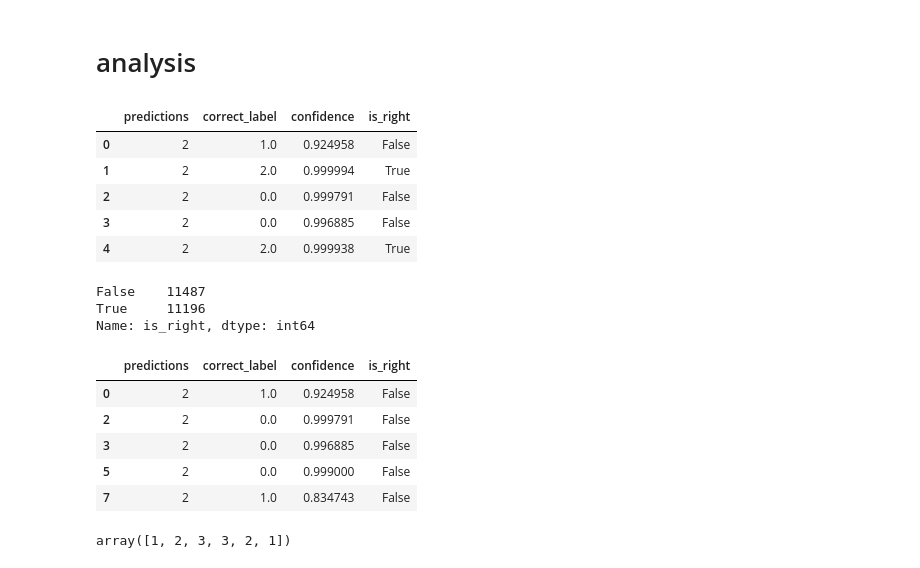
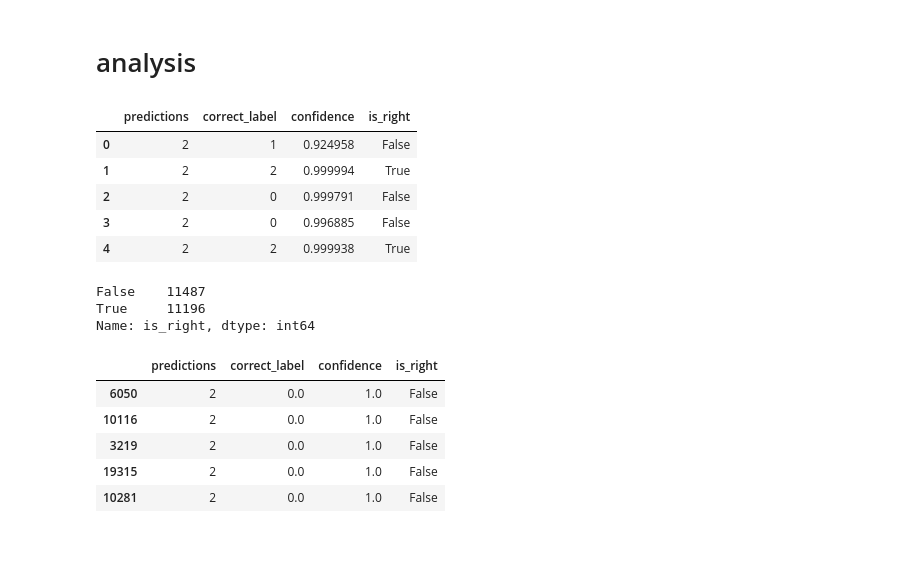
Before and after one commit to gdso-math/math-stack, a Jupyter notebook: notebooks/05_cv_clf_small.ipynb, the cells around one changed output. Cells and saved outputs as stored; diff of their text form; code cells hidden in the pictures.

```diff
--- a/notebooks/05_cv_clf_small.ipynb
+++ b/notebooks/05_cv_clf_small.ipynb
@@ -259,11 +242,14 @@ import pandas as pd
 correct_labels = []
 predictions = []
 conf = []
+pics = []
 
 for i in range(len(train_dg)):
     batch = train_dg[i]
     X = batch[0]
     yhat = model.predict(X)
+    for pic in X:
+        pics.append(pic)
     for pred in yhat.argmax(axis=1):
         predictions.append(pred)
     for elem in batch[1]:
@@ -285,11 +271,11 @@ test['is_right'] = np.asarray(correct)
 test.head()
 # %% [output]
 |  | predictions | correct_label | confidence | is_right |
-| 0 | 2 | 1.0 | 0.924958 | False |
-| 1 | 2 | 2.0 | 0.999994 | True |
-| 2 | 2 | 0.0 | 0.999791 | False |
-| 3 | 2 | 0.0 | 0.996885 | False |
-| 4 | 2 | 2.0 | 0.999938 | True |
+| 0 | 2 | 1 | 0.924958 | False |
+| 1 | 2 | 2 | 0.999994 | True |
+| 2 | 2 | 0 | 0.999791 | False |
+| 3 | 2 | 0 | 0.996885 | False |
+| 4 | 2 | 2 | 0.999938 | True |
 # %%
 test.is_right.value_counts()
 # %% [output]
@@ -298,16 +284,12 @@ True     11196
 Name: is_right, dtype: int64
 # %%
 errors = test[test.is_right == False]
+errors = errors.sort_values(by=['confidence'], ascending=False)
+errors.head()
 # %% [output]
 |  | predictions | correct_label | confidence | is_right |
-| 0 | 2 | 1.0 | 0.924958 | False |
-| 2 | 2 | 0.0 | 0.999791 | False |
-| 3 | 2 | 0.0 | 0.996885 | False |
-| 5 | 2 | 0.0 | 0.999000 | False |
-| 7 | 2 | 1.0 | 0.834743 | False |
+| 6050 | 2 | 0.0 | 1.0 | False |
+| 10116 | 2 | 0.0 | 1.0 | False |
+| 3219 | 2 | 0.0 | 1.0 | False |
+| 19315 | 2 | 0.0 | 1.0 | False |
+| 10281 | 2 | 0.0 | 1.0 | False |
-# %%
-thing = np.asarray([1,2,3])
-thing2 = np.asarray([3,2,1])
-np.append(thing, thing2)
-# %% [output]
-array([1, 2, 3, 3, 2, 1])
```
Also changed, not shown: parts of 12 cells of this notebook.
